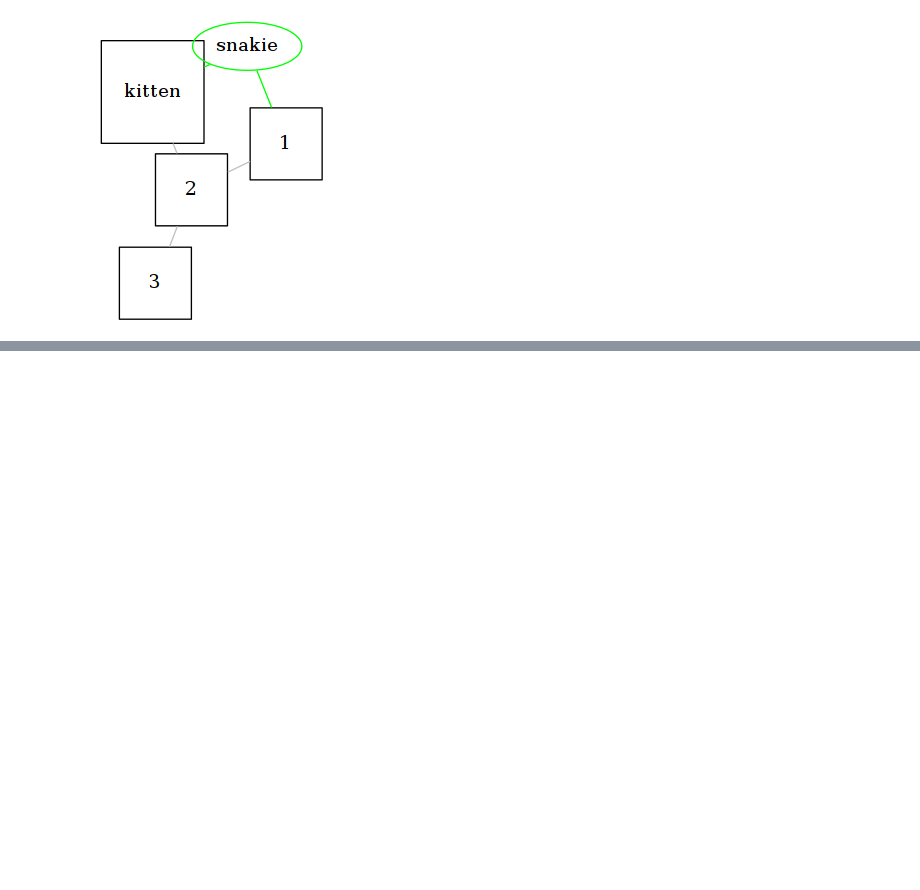
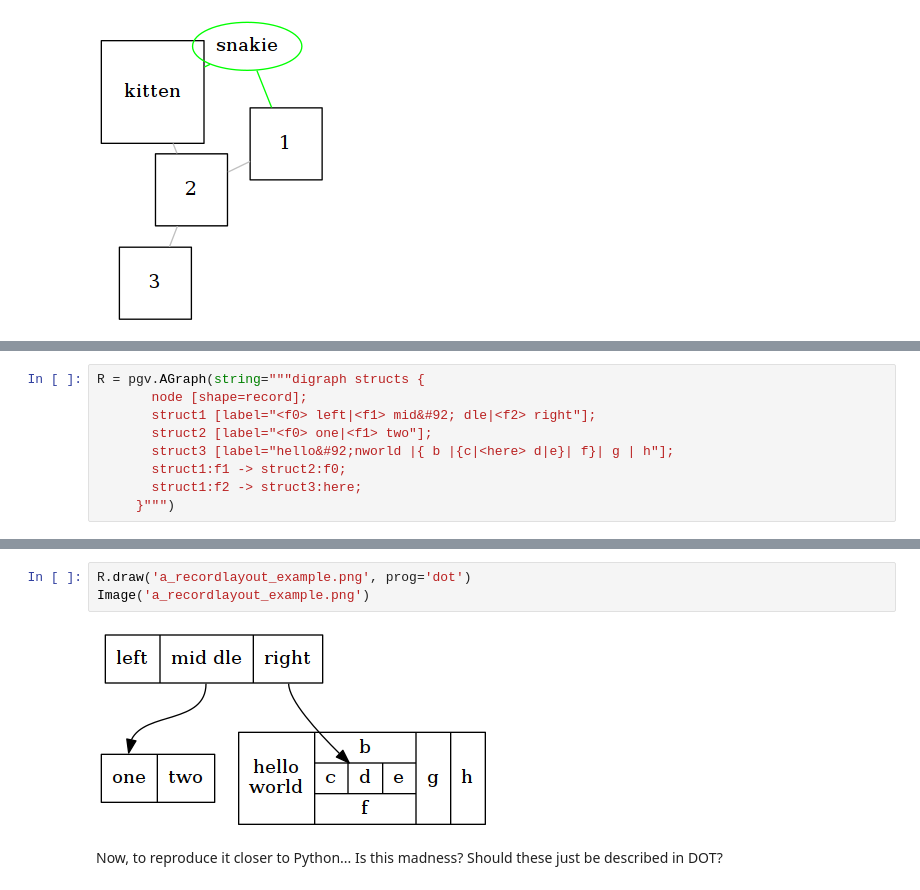
Before and after one commit to xmacex/learning_jupyter_notebook, a Jupyter notebook: Graphviz with Python.ipynb, the cells around one changed output, grey strips where cells are left out. Cells and saved outputs as stored; diff of their text form; blank space fills up the shorter version.

Commit message:
Ok how would one make these record structure things closer to Python? Didn't figure it out

```diff
--- a/Graphviz with Python.ipynb
+++ b/Graphviz with Python.ipynb
@@ -116,0 +138,9 @@ Image('a_graph_with_viz.png')
+# %%
+R = pgv.AGraph(string="""digraph structs {
+       node [shape=record];
+       struct1 [label="<f0> left|<f1> mid&#92; dle|<f2> right"];
+       struct2 [label="<f0> one|<f1> two"];
+       struct3 [label="hello&#92;nworld |{ b |{c|<here> d|e}| f}| g | h"];
+       struct1:f1 -> struct2:f0;
+       struct1:f2 -> struct3:here;
+     }""")
@@ -116,0 +158,7 @@ Image('a_graph_with_viz.png')
+# %%
+R.draw('a_recordlayout_example.png', prog='dot')
+Image('a_recordlayout_example.png')
+# %% [output]
+[figure, added]
+# %% [markdown]
+Now, to reproduce it closer to Python... Is this madness? Should these just be described in DOT?
```
Also changed, not shown: parts of 8 cells of this notebook.
